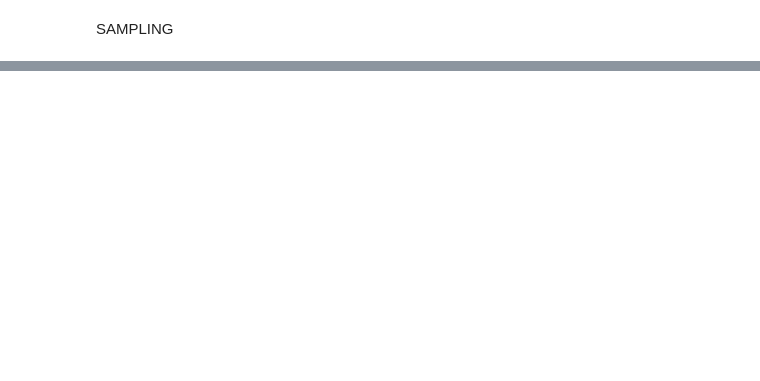
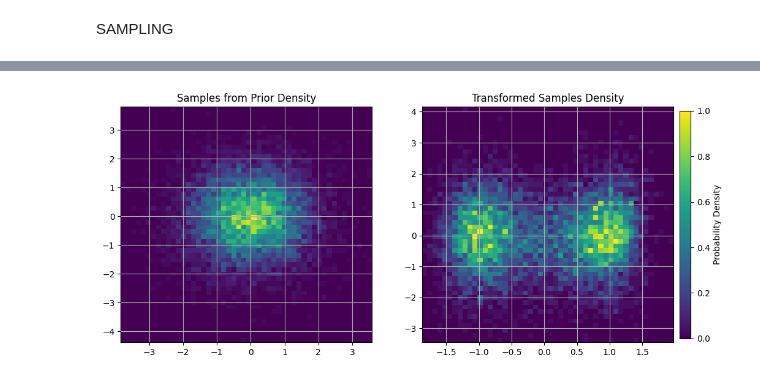
Before and after one commit to rpivi/Normalizing_Flow, a Jupyter notebook: boltzmann.ipynb, the cells around one changed output, grey strips where cells are left out. Cells and saved outputs as stored; diff of their text form; code cells hidden in the pictures; blank space fills up the shorter version.

```diff
--- a/boltzmann.ipynb
+++ b/boltzmann.ipynb
@@ -214,0 +369,16 @@ plt.show()
+# %%
+plt.figure(figsize=(12, 5))
+
+plt.subplot(1,2,1)
+plt.hist2d(z[:, 0], z[:, 1], bins=50, density=True)
+plt.title("Samples from Prior Density")
+plt.grid(True)
+plt.subplot(1,2,2)
+plt.hist2d(x[:, 0], x[:, 1], bins=50, density=True)
+plt.title("Transformed Samples Density")
+plt.grid(True)
+cbar = plt.colorbar(plt.cm.ScalarMappable(cmap='viridis'), ax=plt.gcf().get_axes(), orientation='vertical', fraction=0.02, pad=0.01)
+cbar.set_label('Probability Density')
+plt.show()
+# %% [output]
+[figure, added]
```
Also changed, not shown: parts of 9 cells of this notebook.
